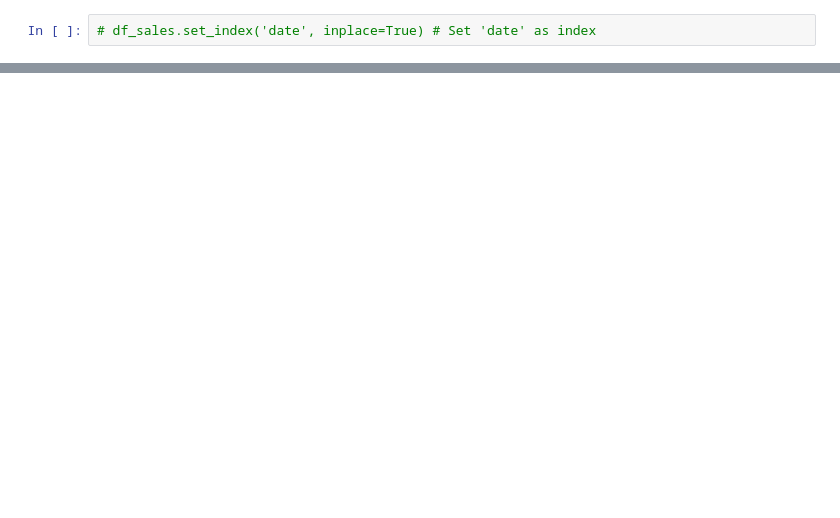
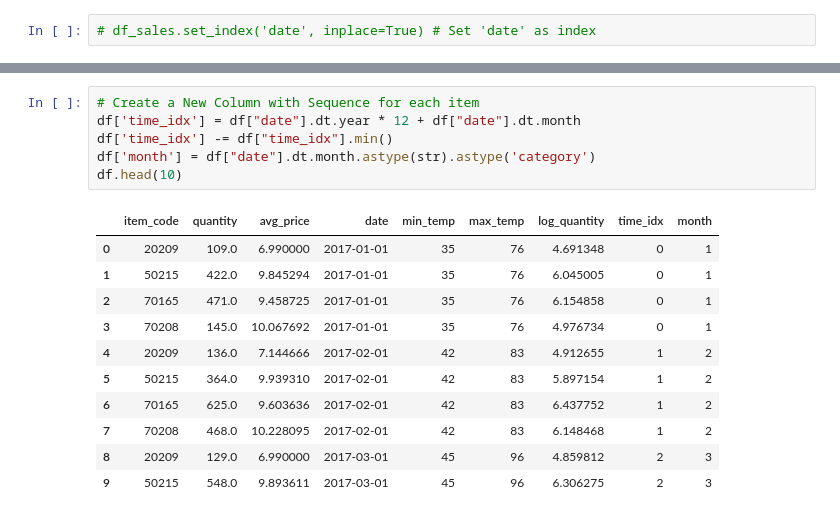
Before and after one commit to brosales8/sales_forecasting, a Jupyter notebook: Capstone Project.ipynb, the cells around one changed output, grey strips where cells are left out. Cells and saved outputs as stored; diff of their text form; blank space fills up the shorter version.

Commit message:
- First pytorch Forecasting model implemented - Implemented Simple Moving Average 4 months as a benchmark to measure model performance

```diff
--- a/Capstone Project.ipynb
+++ b/Capstone Project.ipynb
@@ -226,0 +285,18 @@ test_filter = (df['date']>='2021-01-01')
+# %%
+# Create a New Column with Sequence for each item
+df['time_idx'] = df["date"].dt.year * 12 + df["date"].dt.month
+df['time_idx'] -= df["time_idx"].min()
+df['month'] = df["date"].dt.month.astype(str).astype('category')
+df.head(10)
+# %% [output]
+|  | item_code | quantity | avg_price | date | min_temp | max_temp | log_quantity | time_idx | month |
+| 0 | 20209 | 109.0 | 6.990000 | 2017-01-01 | 35 | 76 | 4.691348 | 0 | 1 |
+| 1 | 50215 | 422.0 | 9.845294 | 2017-01-01 | 35 | 76 | 6.045005 | 0 | 1 |
+| 2 | 70165 | 471.0 | 9.458725 | 2017-01-01 | 35 | 76 | 6.154858 | 0 | 1 |
+| 3 | 70208 | 145.0 | 10.067692 | 2017-01-01 | 35 | 76 | 4.976734 | 0 | 1 |
+| 4 | 20209 | 136.0 | 7.144666 | 2017-02-01 | 42 | 83 | 4.912655 | 1 | 2 |
+| 5 | 50215 | 364.0 | 9.939310 | 2017-02-01 | 42 | 83 | 5.897154 | 1 | 2 |
+| 6 | 70165 | 625.0 | 9.603636 | 2017-02-01 | 42 | 83 | 6.437752 | 1 | 2 |
+| 7 | 70208 | 468.0 | 10.228095 | 2017-02-01 | 42 | 83 | 6.148468 | 1 | 2 |
+| 8 | 20209 | 129.0 | 6.990000 | 2017-03-01 | 45 | 96 | 4.859812 | 2 | 3 |
+| 9 | 50215 | 548.0 | 9.893611 | 2017-03-01 | 45 | 96 | 6.306275 | 2 | 3 |
```
Also changed, not shown: parts of 22 cells of this notebook.
